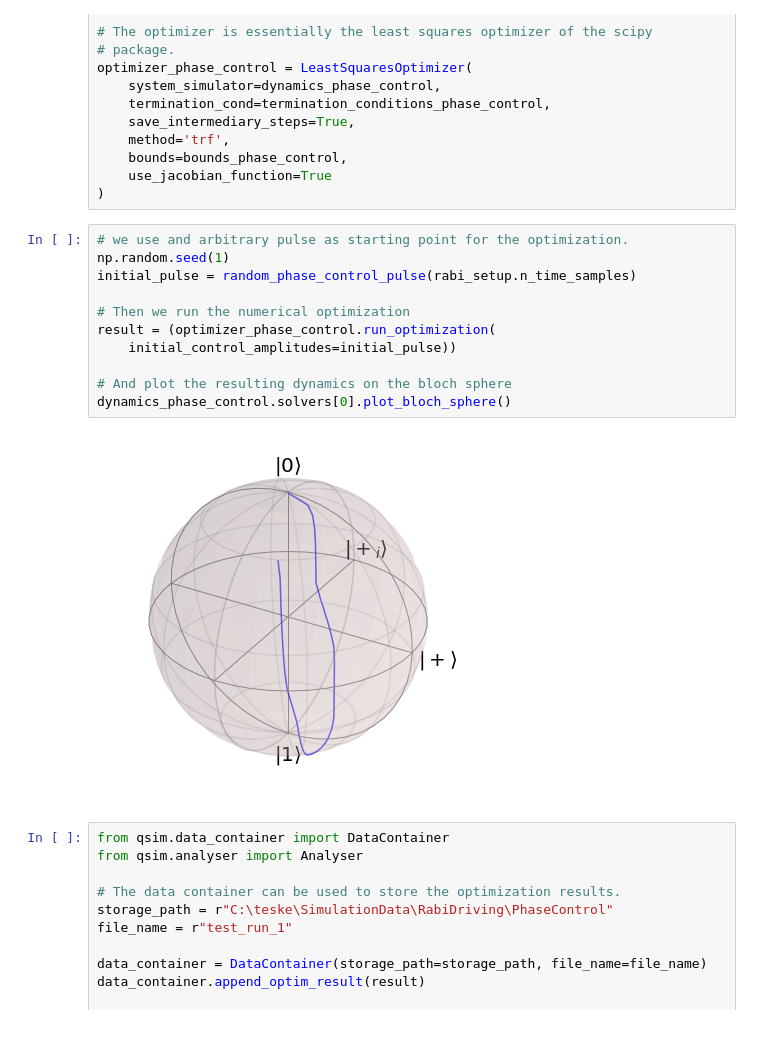
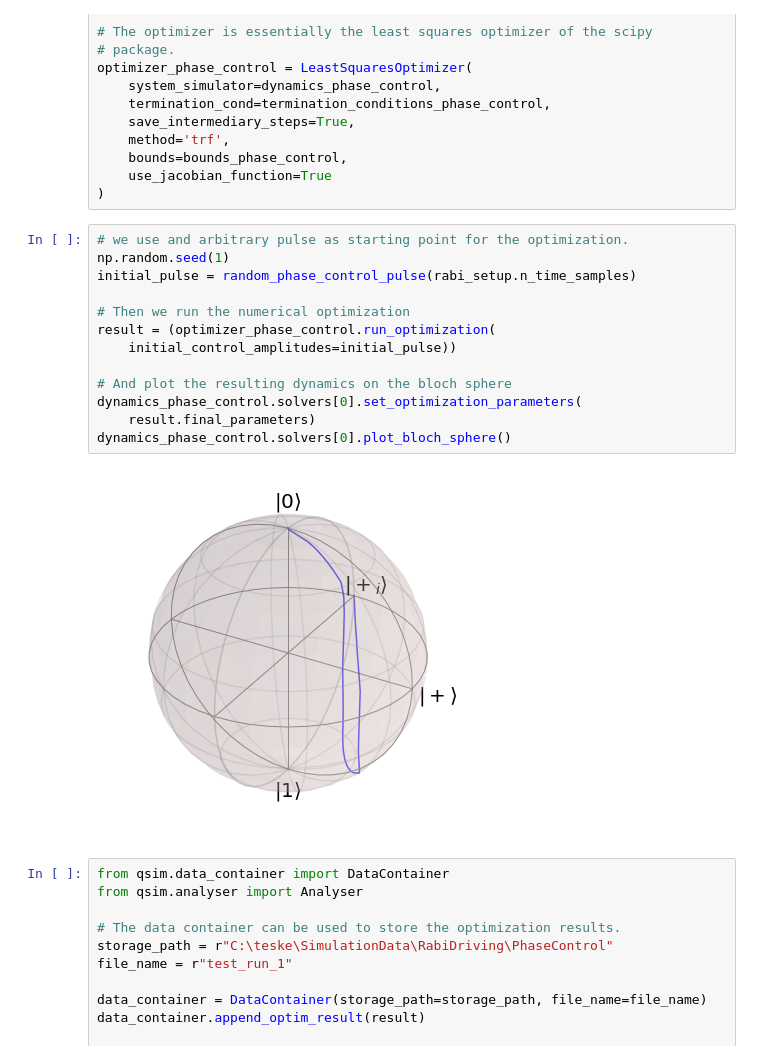
Before and after one commit to qutech/qopt, a Jupyter notebook: examples/rabi_driving/optimization_phase_control.ipynb, the cells around one changed output. Cells and saved outputs as stored; diff of their text form.

Commit message:
fix plotting bug the example

```diff
--- a/examples/rabi_driving/optimization_phase_control.ipynb
+++ b/examples/rabi_driving/optimization_phase_control.ipynb
@@ -65,16 +65,18 @@ optimizer_phase_control = LeastSquaresOptimizer(
 # %%
 # we use and arbitrary pulse as starting point for the optimization.
 np.random.seed(1)
 initial_pulse = random_phase_control_pulse(rabi_setup.n_time_samples)
 
 # Then we run the numerical optimization
 result = (optimizer_phase_control.run_optimization(
     initial_control_amplitudes=initial_pulse))
 
 # And plot the resulting dynamics on the bloch sphere
+dynamics_phase_control.solvers[0].set_optimization_parameters(
+    result.final_parameters)
 dynamics_phase_control.solvers[0].plot_bloch_sphere()
 # %% [output]
-[figure, old version]
+[figure, new version]
 # %%
 from qsim.data_container import DataContainer
 from qsim.analyser import Analyser
```
